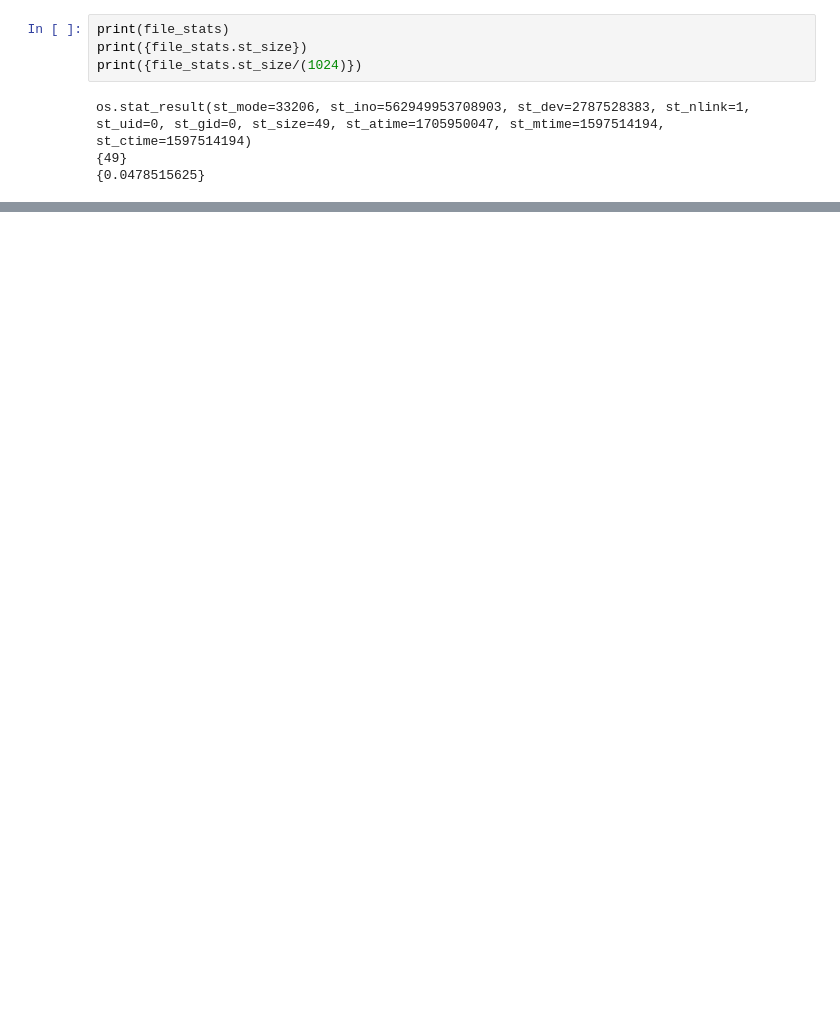
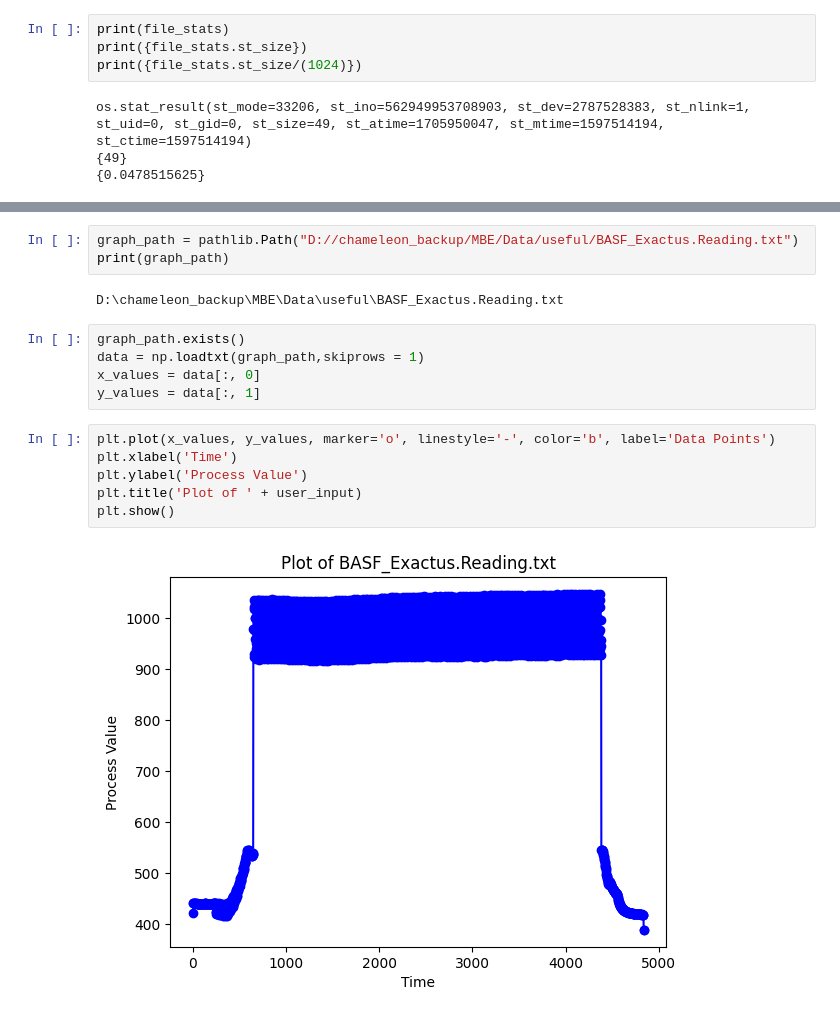
Before and after one commit to paradimdata/project_chameleon, a Jupyter notebook: MBE/MBE.ipynb, the cells around one changed output, grey strips where cells are left out. Drawn from its saved outputs; the diff is of its cells as text; blank space fills up the shorter version.

```diff
--- a/MBE/MBE.ipynb
+++ b/MBE/MBE.ipynb
@@ -42,0 +71,18 @@ for folder in [small_folder, big_folder]:
+# %%
+graph_path = pathlib.Path("D://chameleon_backup/MBE/Data/useful/BASF_Exactus.Reading.txt")
+print(graph_path)
+# %% [output]
+D:\chameleon_backup\MBE\Data\useful\BASF_Exactus.Reading.txt
+# %%
+graph_path.exists()
+data = np.loadtxt(graph_path,skiprows = 1)
+x_values = data[:, 0]
+y_values = data[:, 1]
+# %%
+plt.plot(x_values, y_values, marker='o', linestyle='-', color='b', label='Data Points')
+plt.xlabel('Time')
+plt.ylabel('Process Value')
+plt.title('Plot of ' + user_input)
+plt.show()
+# %% [output]
+[figure, added]
```
Also changed, not shown: parts of 7 cells of this notebook, 55 other files.
